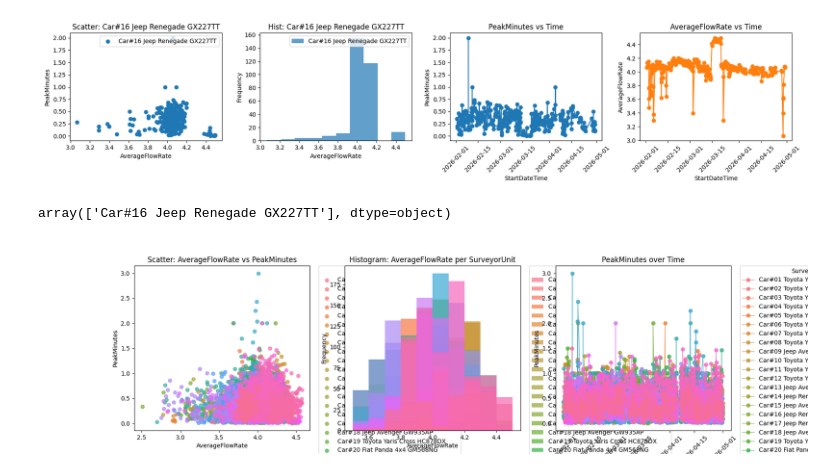
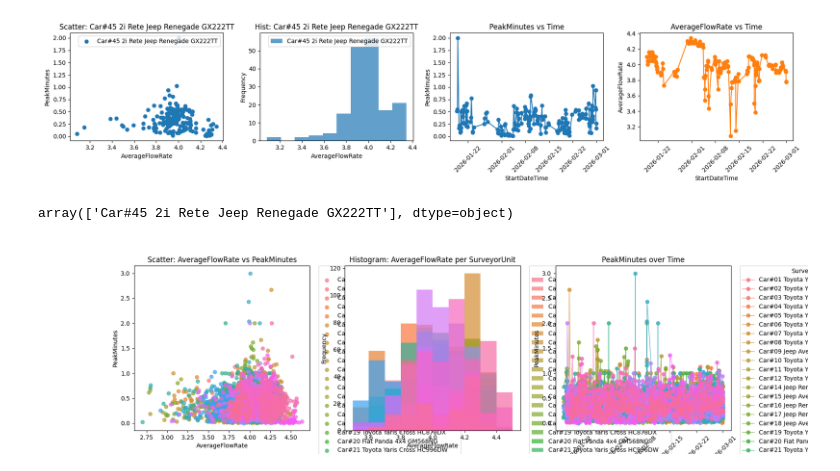
Before and after one commit to picarro-dsoler/Challenge_SystemHealthAlarm, a Jupyter notebook: explore/initial_explore_Italgas.ipynb, the cells around one changed output. Drawn from its saved outputs; the diff is of its cells as text; code cells hidden in the pictures.

```diff
--- a/explore/initial_explore_Italgas.ipynb
+++ b/explore/initial_explore_Italgas.ipynb
@@ -13,6 +17,6 @@ import pandas as pd
 # %%
 a = get_users(customer_name = 'Italgas', user_table = '#TempUser')
-b = get_surveys(user_table = '#TempUser', survey_table = '#TempSurvey', start_date = '2026-01-08', end_date = '2026-03-15')
+b = get_surveys(user_table = '#TempUser', survey_table = '#TempSurvey', start_date = '2026-01-18', end_date = '2026-03-01')
 b.set_child(Query(
     query = (
         "SELECT "
@@ -56,7 +60,7 @@ peak_survey = peak_survey[peak_survey['AverageFlowRate'] > 0]
 # %%
 import matplotlib.pyplot as plt
 
-for surveyor_unit in peak_survey.loc[peak_survey['SurveyorUnit'].astype(str).str.contains('#16'), 'SurveyorUnit'].unique():
+for surveyor_unit in peak_survey.loc[peak_survey['SurveyorUnit'].astype(str).str.contains('#45'), 'SurveyorUnit'].unique():
     subset = peak_survey[peak_survey['SurveyorUnit'] == surveyor_unit].sort_values('StartDateTime')
 
     # Since some subplots were deleted, change shape (now 1 row, 4 columns)
@@ -70,38 +74,38 @@ for surveyor_unit in peak_survey.loc[peak_survey['SurveyorUnit'].astype(str).str
     )
     axs[0].set_title(f"Scatter: {surveyor_unit}")
     axs[0].set_xlabel('AverageFlowRate')
     axs[0].set_ylabel('PeakMinutes')
     axs[0].legend()
 
     # 2. Histogram of AverageFlowRate
     axs[1].hist(subset['AverageFlowRate'], label=surveyor_unit, alpha=0.7)
     axs[1].set_title(f"Hist: {surveyor_unit}")
     axs[1].set_xlabel('AverageFlowRate')
     axs[1].set_ylabel('Frequency')
     axs[1].legend()
 
     # 3. Time series: PeakMinutes over time
     axs[2].plot(subset['StartDateTime'], subset['PeakMinutes'], marker='o')
     axs[2].set_xlabel('StartDateTime')
     axs[2].set_ylabel('PeakMinutes')
     axs[2].set_title(f"PeakMinutes vs Time")
     axs[2].tick_params(axis='x', rotation=45)
 
     # 4. Time series: AverageFlowRate over time
     axs[3].plot(subset['StartDateTime'], subset['AverageFlowRate'], marker='o', color='tab:orange')
     axs[3].set_xlabel('StartDateTime')
     axs[3].set_ylabel('AverageFlowRate')
     axs[3].set_title(f"AverageFlowRate vs Time")
     axs[3].tick_params(axis='x', rotation=45)
 
     plt.tight_layout()
     plt.show()
 # %% [output]
-[figure, old version]
+[figure, new version]
 # %%
-peak_survey.loc[peak_survey['SurveyorUnit'].astype(str).str.contains('#16'), 'SurveyorUnit'].unique()
+peak_survey.loc[peak_survey['SurveyorUnit'].astype(str).str.contains('#45'), 'SurveyorUnit'].unique()
 # %% [output]
-array(['Car#16 Jeep Renegade GX227TT'], dtype=object)
+array(['Car#45 2i Rete Jeep Renegade GX222TT'], dtype=object)
 # %%
 import matplotlib.pyplot as plt
 
@@ -168,7 +172,7 @@ ax3.tick_params(axis='x', rotation=45)
 plt.tight_layout()
 plt.show()
 # %% [output]
-[figure, old version]
+[figure, new version]
 # %%
 peak_survey
 # %% [output]
```
Also changed, not shown: parts of 4 cells of this notebook, 3 other files.
